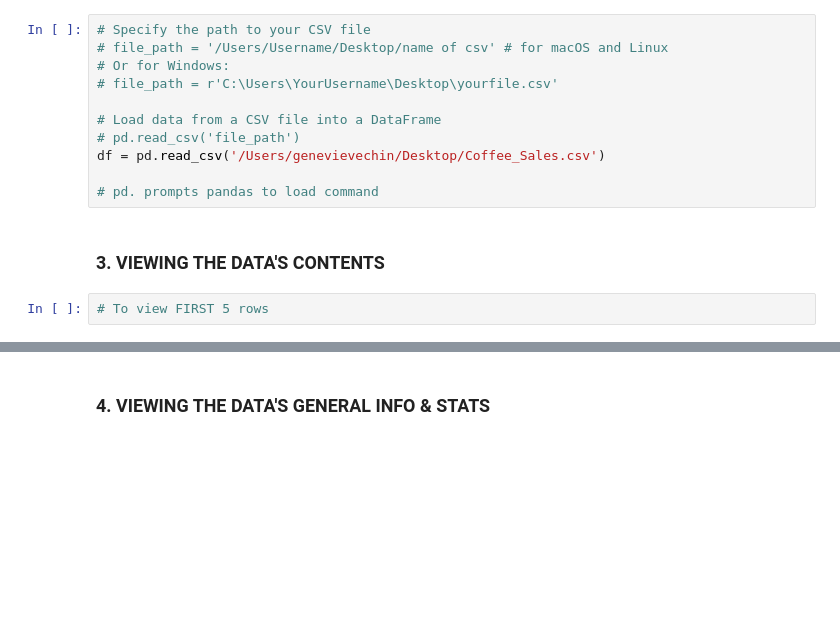
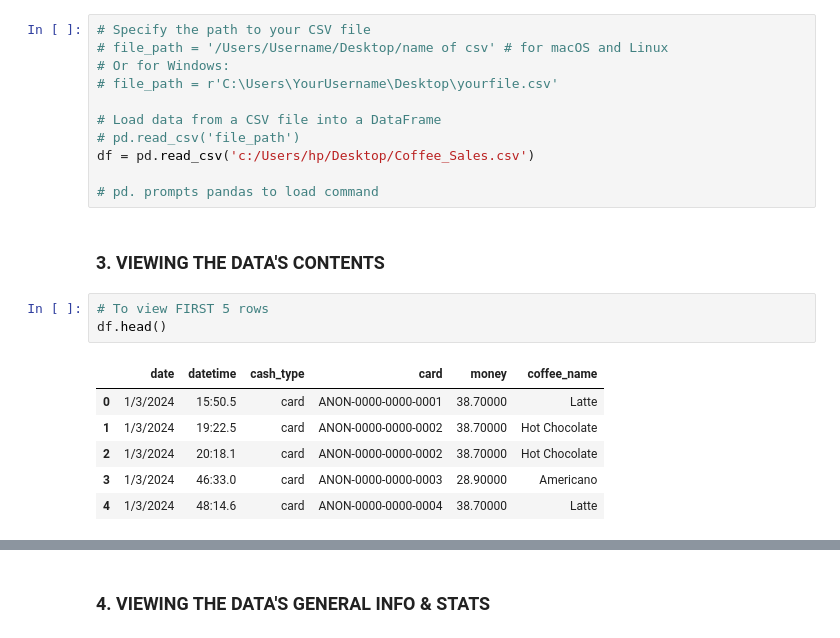
Before and after one commit to ThePatty7/MY-DAC-Curriculum, a Jupyter notebook: DAC-004_EDA/DAC-004_EDA_Session_1_Student_Copy.ipynb, the cells around one changed output, grey strips where cells are left out. Drawn from its saved outputs; the diff is of its cells as text; blank space fills up the shorter version.

```diff
--- a/DAC-004_EDA/DAC-004_EDA_Session_1_Student_Copy.ipynb
+++ b/DAC-004_EDA/DAC-004_EDA_Session_1_Student_Copy.ipynb
@@ -150,12 +101,20 @@ What is A CSV?
 
 # Load data from a CSV file into a DataFrame
 # pd.read_csv('file_path')
-df = pd.read_csv('/Users/genevievechin/Desktop/Coffee_Sales.csv')
+df = pd.read_csv('c:/Users/hp/Desktop/Coffee_Sales.csv')
 
 # pd. prompts pandas to load command
 # %% [markdown]
 ### 3. VIEWING THE DATA'S CONTENTS
 # %%
 # To view FIRST 5 rows
+df.head()
+# %% [output]
+|  | date | datetime | cash_type | card | money | coffee_name |
+| 0 | 1/3/2024 | 15:50.5 | card | ANON-0000-0000-0001 | 38.70000 | Latte |
+| 1 | 1/3/2024 | 19:22.5 | card | ANON-0000-0000-0002 | 38.70000 | Hot Chocolate |
+| 2 | 1/3/2024 | 20:18.1 | card | ANON-0000-0000-0002 | 38.70000 | Hot Chocolate |
+| 3 | 1/3/2024 | 46:33.0 | card | ANON-0000-0000-0003 | 28.90000 | Americano |
+| 4 | 1/3/2024 | 48:14.6 | card | ANON-0000-0000-0004 | 38.70000 | Latte |
 # %%
 # To view LAST 5 rows
```
Also changed, not shown: parts of 22 cells of this notebook, 1 other file.
